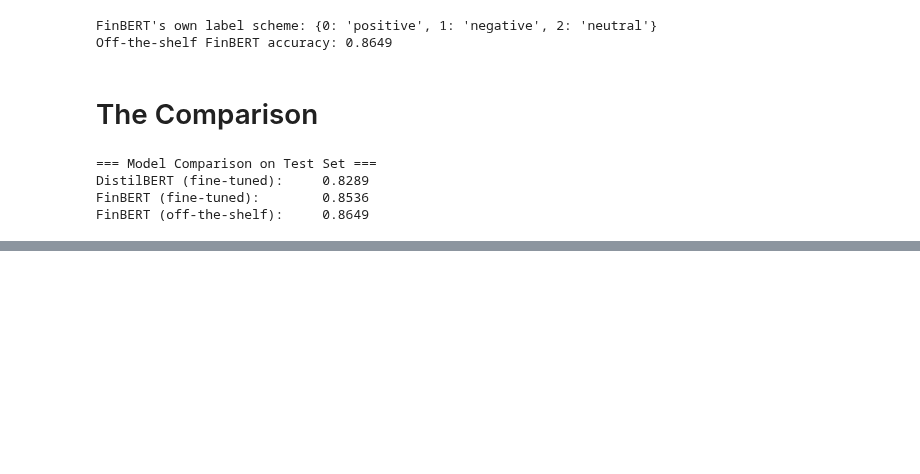
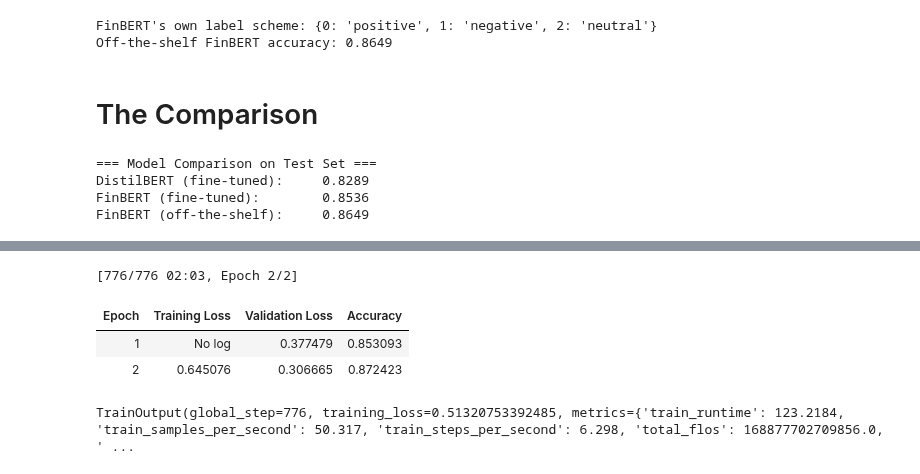
Before and after one commit to Ed-Neema/Financial-Sentiment-Classification, a Jupyter notebook: Finance_text_classification.ipynb, the cells around one changed output, grey strips where cells are left out. Cells and saved outputs as stored; diff of their text form; code cells hidden in the pictures; blank space fills up the shorter version.

```diff
--- a/Finance_text_classification.ipynb
+++ b/Finance_text_classification.ipynb
@@ -328,0 +667,18 @@ FinBERT (off-the-shelf):     0.8649
+# %%
+final_trainer = Trainer(
+    model_init=model_init,
+    args=final_args,
+    train_dataset=tokenized["train"],
+    eval_dataset=tokenized["validation"],
+    processing_class=finbert_tokenizer,
+    data_collator=data_collator,
+    compute_metrics=compute_metrics,
+)
+
+final_trainer.train()
+# %% [output]
+[776/776 02:03, Epoch 2/2]
+| Epoch | Training Loss | Validation Loss | Accuracy |
+| 1 | No log | 0.377479 | 0.853093 |
+| 2 | 0.645076 | 0.306665 | 0.872423 |
+TrainOutput(global_step=776, training_loss=0.51320753392485, metrics={'train_runtime': 123.2184, 'train_samples_per_second': 50.317, 'train_steps_per_second': 6.298, 'total_flos': 168877702709856.0, ' ...
```
Also changed, not shown: parts of 24 cells of this notebook.
